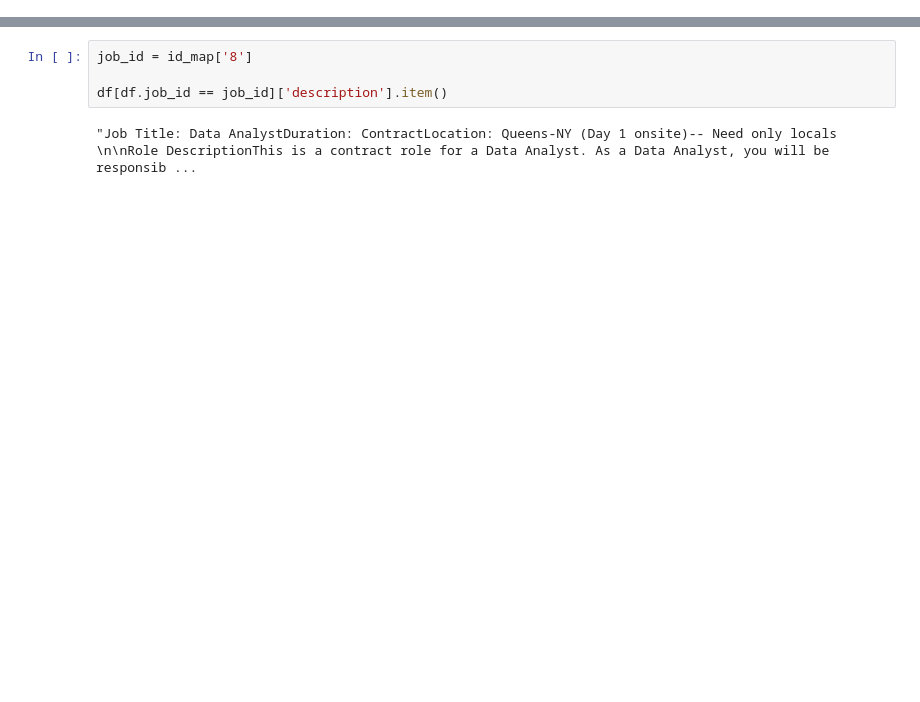
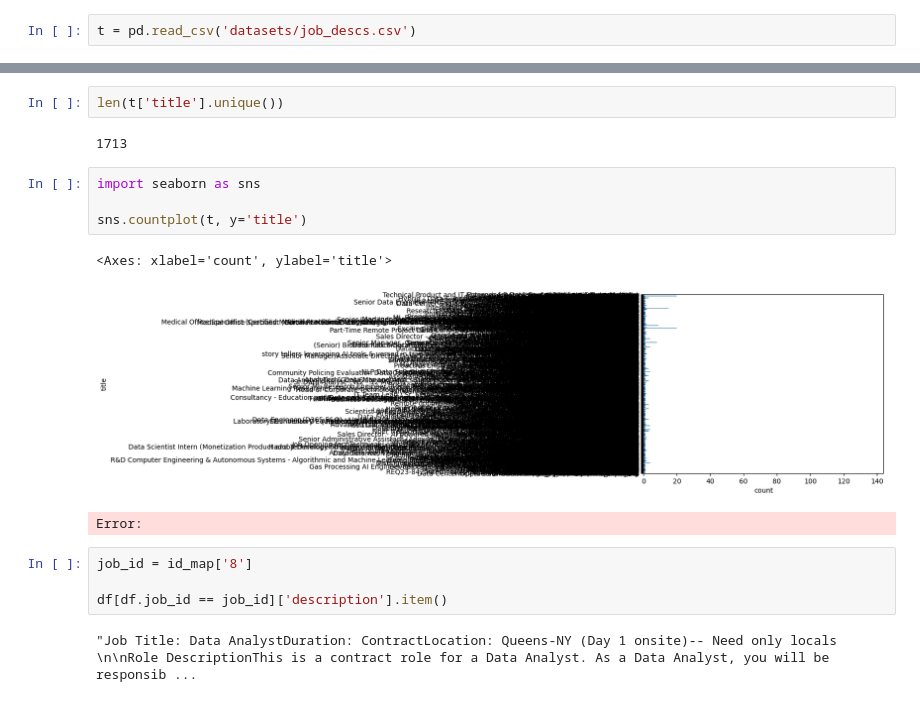
Before and after one commit to HaiNguyen2903/JobSeekAssistant, a Jupyter notebook: test.ipynb, the cells around one changed output, grey strips where cells are left out. Cells and saved outputs as stored; diff of their text form; blank space fills up the shorter version.

```diff
--- a/test.ipynb
+++ b/test.ipynb
@@ -31,0 +13,2 @@ with open('id_mapping.json', 'r') as f:
+# %%
+t = pd.read_csv('datasets/job_descs.csv')
@@ -32,3 +24,15 @@ with open('id_mapping.json', 'r') as f:
+# %%
+len(t['title'].unique())
+# %% [output]
+1713
+# %%
+import seaborn as sns
+
+sns.countplot(t, y='title')
+# %% [output]
+<Axes: xlabel='count', ylabel='title'>
+[figure, added]
+Error:
 # %%
 job_id = id_map['8']
 
```
Also changed, not shown: parts of 4 cells of this notebook, 4 other files.
